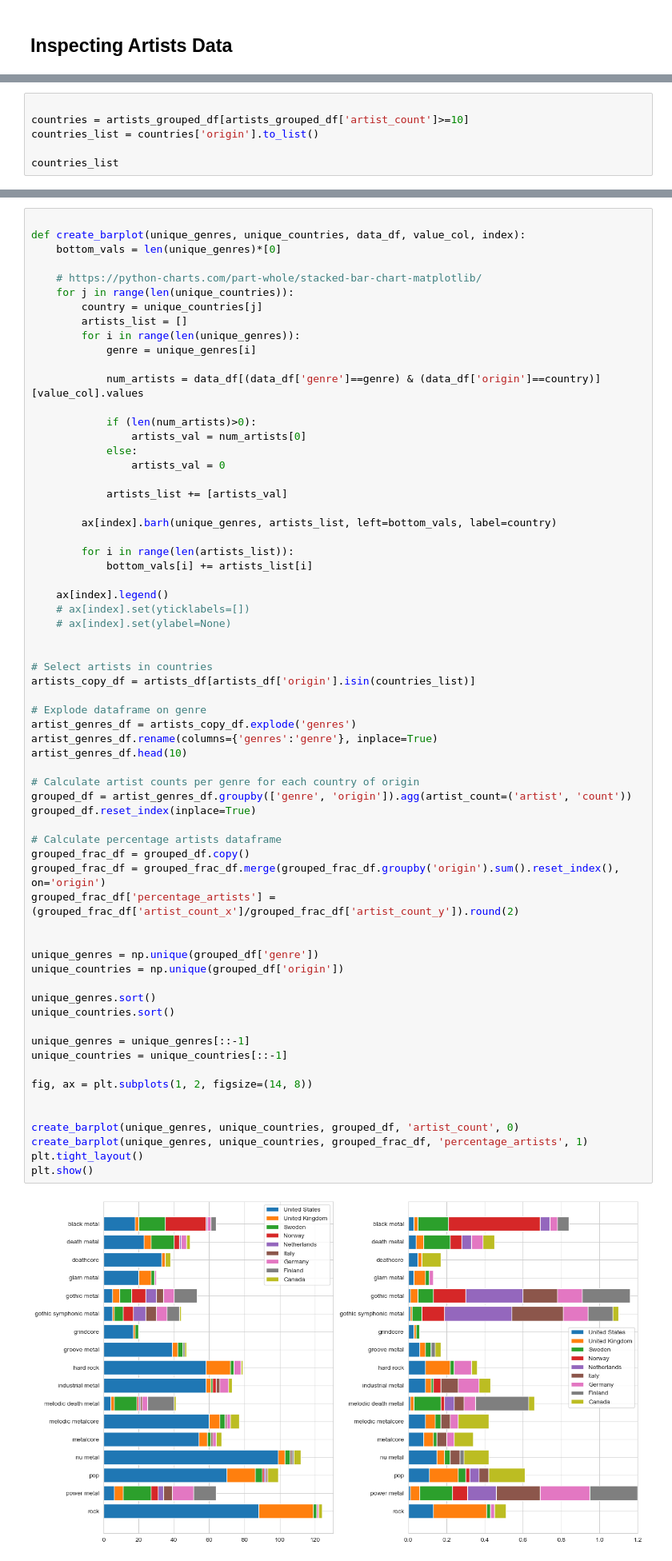
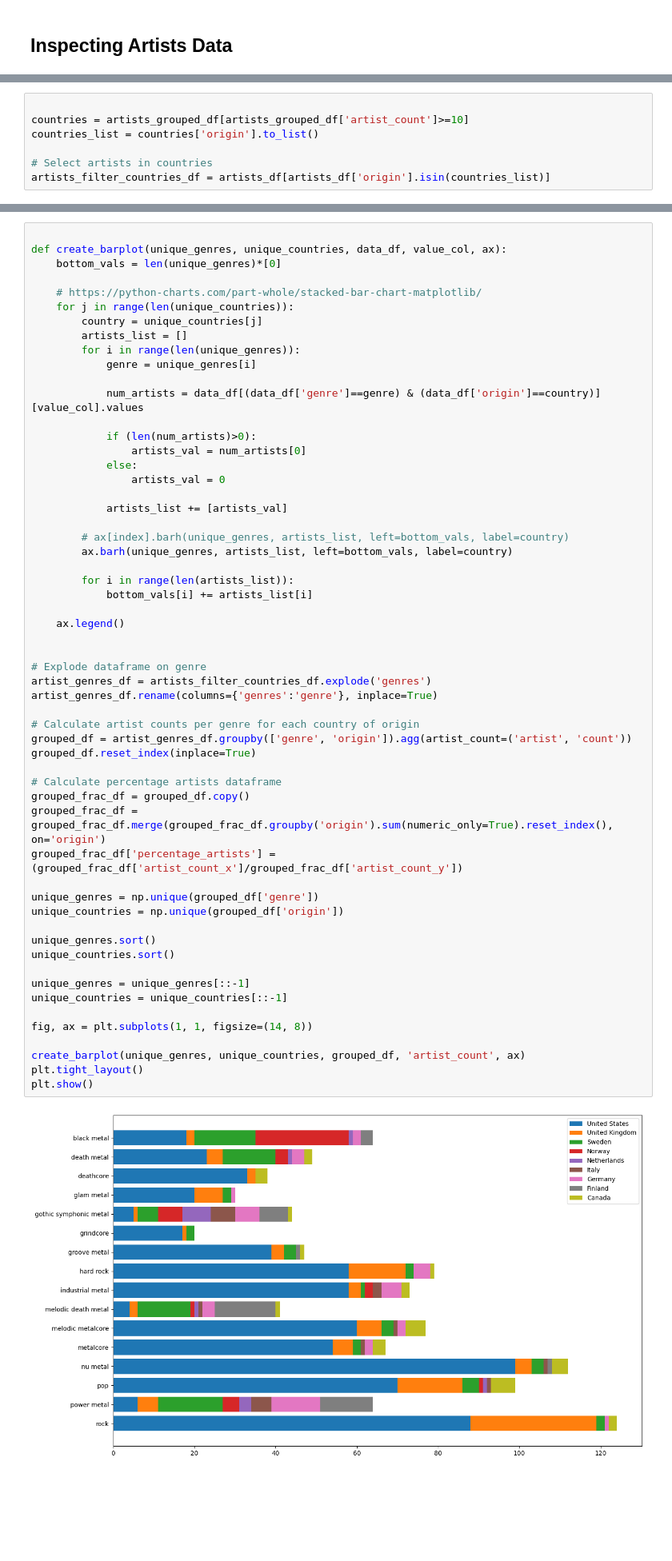
Before and after one commit to cjcdwburger/UOL_DSM020_CW2, a Jupyter notebook: CW2.ipynb, the cells around one changed output, grey strips where cells are left out. Shown at 80% size. Cells and saved outputs as stored; diff of their text form; blank space fills up the shorter version.

```diff
--- a/CW2.ipynb
+++ b/CW2.ipynb
@@ -2255,4 +2243,5 @@ artist_genres_df.head(5)
 countries = artists_grouped_df[artists_grouped_df['artist_count']>=10]
 countries_list = countries['origin'].to_list()
 
-countries_list
+# Select artists in countries
+artists_filter_countries_df = artists_df[artists_df['origin'].isin(countries_list)]
@@ -2269,6 +2248,6 @@ countries_list
 # %%
 
-def create_barplot(unique_genres, unique_countries, data_df, value_col, index):
+def create_barplot(unique_genres, unique_countries, data_df, value_col, ax):
     bottom_vals = len(unique_genres)*[0]
 
     # https://python-charts.com/part-whole/stacked-bar-chart-matplotlib/
@@ -2287,49 +2266,41 @@ def create_barplot(unique_genres, unique_countries, data_df, value_col, index):
 
             artists_list += [artists_val]
 
-        ax[index].barh(unique_genres, artists_list, left=bottom_vals, label=country)
+        # ax[index].barh(unique_genres, artists_list, left=bottom_vals, label=country)
+        ax.barh(unique_genres, artists_list, left=bottom_vals, label=country)
 
         for i in range(len(artists_list)):
             bottom_vals[i] += artists_list[i]
 
-    ax[index].legend()
-    # ax[index].set(yticklabels=[])
-    # ax[index].set(ylabel=None)
+    ax.legend()
 
 
-# Select artists in countries
-artists_copy_df = artists_df[artists_df['origin'].isin(countries_list)]
-
 # Explode dataframe on genre
-artist_genres_df = artists_copy_df.explode('genres')
+artist_genres_df = artists_filter_countries_df.explode('genres')
 artist_genres_df.rename(columns={'genres':'genre'}, inplace=True)
-artist_genres_df.head(10)
 
 # Calculate artist counts per genre for each country of origin
 grouped_df = artist_genres_df.groupby(['genre', 'origin']).agg(artist_count=('artist', 'count'))
 grouped_df.reset_index(inplace=True)
 
 # Calculate percentage artists dataframe
 grouped_frac_df = grouped_df.copy()
-grouped_frac_df = grouped_frac_df.merge(grouped_frac_df.groupby('origin').sum().reset_index(), on='origin')
-grouped_frac_df['percentage_artists'] = (grouped_frac_df['artist_count_x']/grouped_frac_df['artist_count_y']).round(2)
-
+grouped_frac_df = grouped_frac_df.merge(grouped_frac_df.groupby('origin').sum(numeric_only=True).reset_index(), on='origin')
+grouped_frac_df['percentage_artists'] = (grouped_frac_df['artist_count_x']/grouped_frac_df['artist_count_y'])
 
 unique_genres = np.unique(grouped_df['genre'])
 unique_countries = np.unique(grouped_df['origin'])
 
 unique_genres.sort()
 unique_countries.sort()
 
 unique_genres = unique_genres[::-1]
 unique_countries = unique_countries[::-1]
 
-fig, ax = plt.subplots(1, 2, figsize=(14, 8))
+fig, ax = plt.subplots(1, 1, figsize=(14, 8))
 
-
-create_barplot(unique_genres, unique_countries, grouped_df, 'artist_count', 0)
-create_barplot(unique_genres, unique_countries, grouped_frac_df, 'percentage_artists', 1)
+create_barplot(unique_genres, unique_countries, grouped_df, 'artist_count', ax)
 plt.tight_layout()
 plt.show()
 # %% [output]
-[figure, old version]
+[figure, new version]
```
Also changed, not shown: parts of 15 cells of this notebook.
